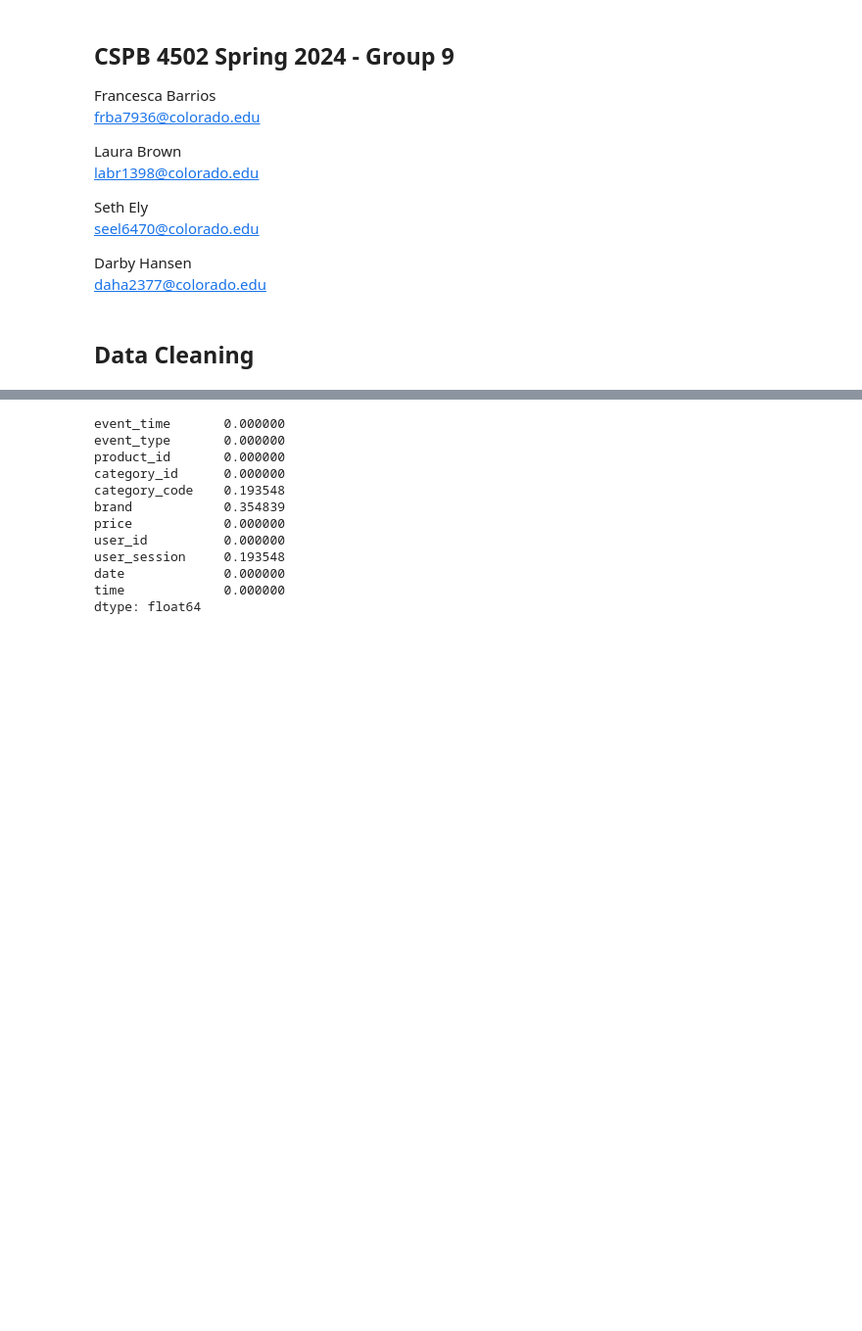
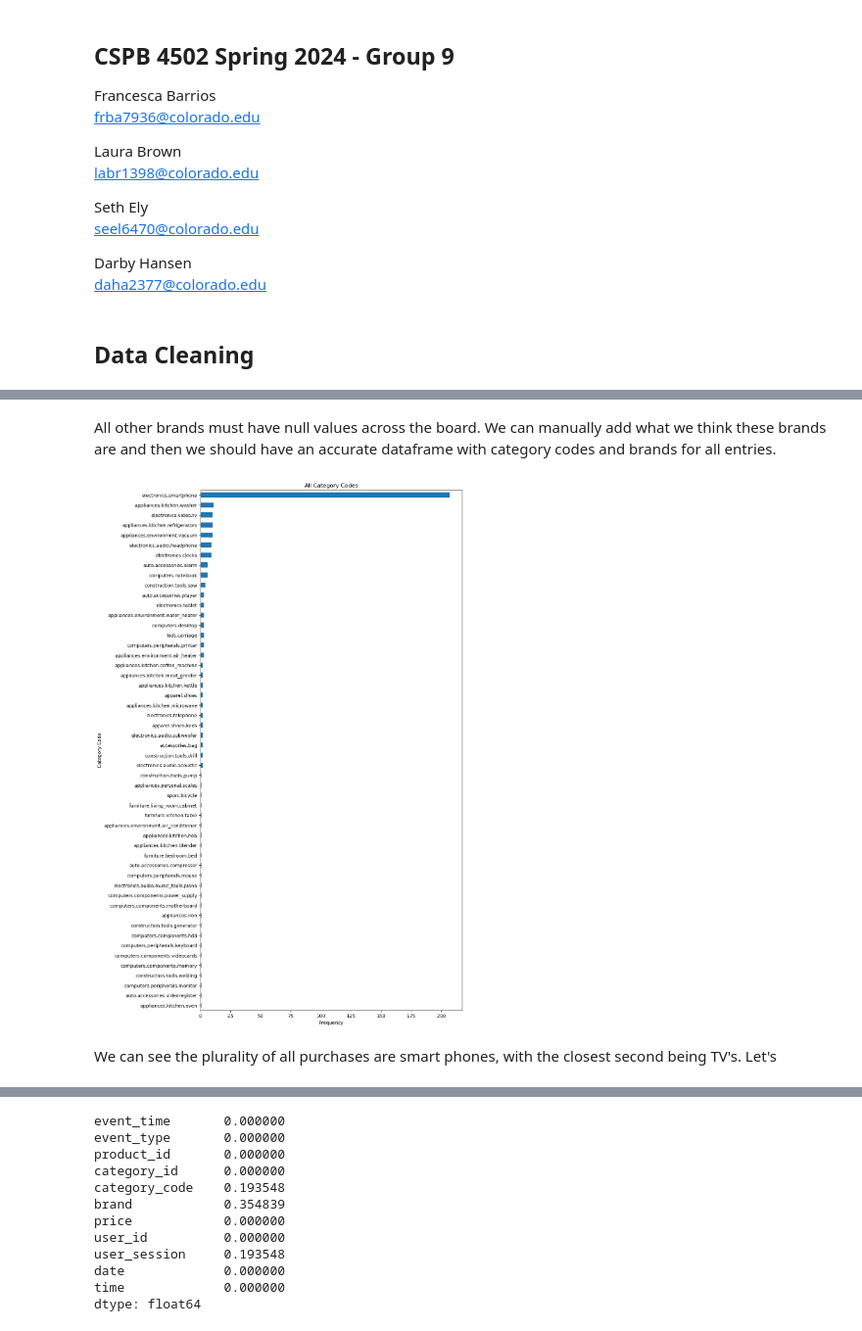
Before and after one commit to seel6470/CSPB-4502-Group-9-Project, a Jupyter notebook: Project Code.ipynb, the cells around one changed output, grey strips where cells are left out. Shown: that part at 98% size. Saved outputs shown, nothing was run; the diff lists cells and outputs as text; code cells hidden in the pictures; blank space fills up the shorter version.

```diff
--- a/Project Code.ipynb
+++ b/Project Code.ipynb
@@ -74,0 +83,3 @@ df.head()
+# %%
+df = df[df['event_type'] == 'purchase']
+df.head()
@@ -75,3 +193,26 @@ df.head()
+# %% [markdown]
+All other brands must have null values across the board. We can manually add what we think these brands are and then we should have an accurate dataframe with category codes and brands for all entries.
+# %%
+import pandas as pd
+import matplotlib.pyplot as plt
+
+# Assuming 'df' is your DataFrame
+
+# Calculate the frequency of each category code
+category_counts = df['category_code'].value_counts()
+
+# Plot a horizontal bar chart
+plt.figure(figsize=(10, 20))
+category_counts.plot(kind='barh')
+plt.title('All Category Codes')
+plt.xlabel('Frequency')
+plt.ylabel('Category Code')
+plt.gca().invert_yaxis()  # Invert y-axis to display highest frequency at the top
+plt.show()
+# %% [output]
+[figure, added]
+# %% [markdown]
+We can see the plurality of all purchases are smart phones, with the closest second being TV's. Let's
 # %%
 # turn event_time into true datetime format
 df['event_time'] = pd.to_datetime(df['event_time'])
```
Also changed, not shown: parts of 16 cells of this notebook, 1 other file.
